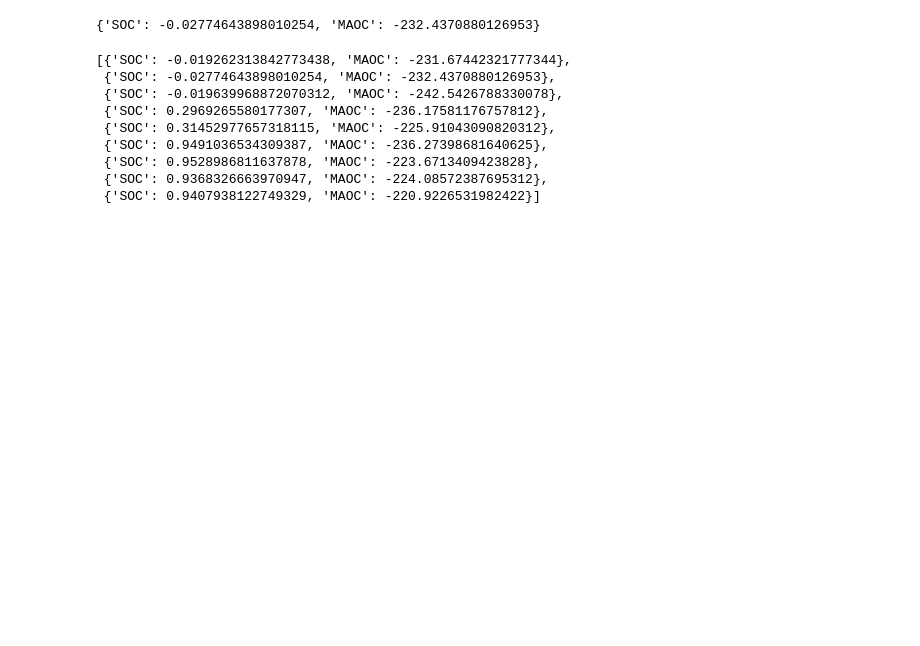
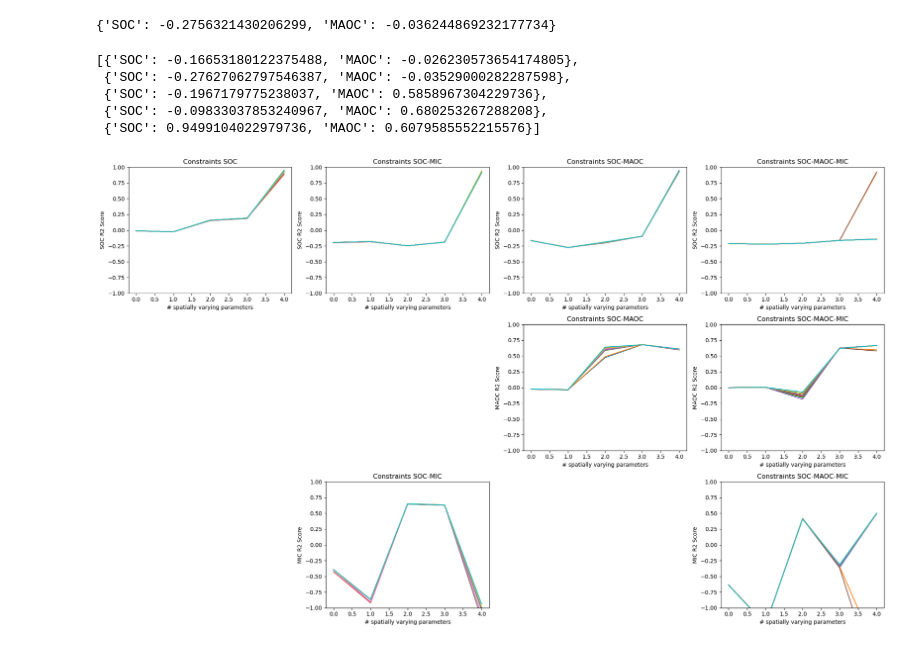
Before and after one commit to LeRoss92/Hybrid-Craig-and-Dynamic-LUCAS, a Jupyter notebook: 3_analysis_new.ipynb, the cells around one changed output. Drawn from its saved outputs; the diff is of its cells as text; code cells hidden in the pictures; blank space fills up the shorter version.

```diff
--- a/3_analysis_new.ipynb
+++ b/3_analysis_new.ipynb
@@ -9,7 +9,7 @@ def r2(y, p):
     return 1 - np.sum((y - p) ** 2) / np.sum((y - np.mean(y)) ** 2)
 
 def analyse_one(temp, fold, md, mt, sat, targets, n_spatial, train_val_test):
-    files = [fname for fname in os.listdir('hybrid_outputs') if f'hybrid_temp{temp}_fold{fold}_md{md}_mt{mt}_sat{sat}_targets{targets}_' in fname]
+    files = [fname for fname in os.listdir('hybrid_outputs') if f'hybrid_Tsense_temp{temp}_fold{fold}_md{md}_mt{mt}_sat{sat}_targets{targets}_' in fname]
     files = sorted(files, key=len)
     with open('hybrid_outputs/'+files[n_spatial], 'rb') as f:
         results = pickle.load(f)
@@ -24,7 +24,7 @@ def analyse_one(temp, fold, md, mt, sat, targets, n_spatial, train_val_test):
 
 analyse_one('static', 0, 'MM', 'density_dependent', 'no', 'SOC-MAOC', 1, 'test')
 # %% [output]
-{'SOC': -0.02774643898010254, 'MAOC': -232.4370880126953}
+{'SOC': -0.2756321430206299, 'MAOC': -0.036244869232177734}
 # %%
 def get_all_n_sp(temp, fold, md, mt, sat, targets, train_val_test):
     all = []
@@ -35,14 +35,41 @@ def get_all_n_sp(temp, fold, md, mt, sat, targets, train_val_test):
             pass
     return all
 
-get_all_n_sp('static', 0, 'MM', 'density_dependent', 'no', 'SOC-MAOC', 'test')
+get_all_n_sp('static', 7, 'MM', 'density_dependent', 'no', 'SOC-MAOC', 'test')
 # %% [output]
-[{'SOC': -0.019262313842773438, 'MAOC': -231.67442321777344},
- {'SOC': -0.02774643898010254, 'MAOC': -232.4370880126953},
- {'SOC': -0.019639968872070312, 'MAOC': -242.5426788330078},
- {'SOC': 0.2969265580177307, 'MAOC': -236.17581176757812},
- {'SOC': 0.31452977657318115, 'MAOC': -225.91043090820312},
- {'SOC': 0.9491036534309387, 'MAOC': -236.27398681640625},
- {'SOC': 0.9528986811637878, 'MAOC': -223.6713409423828},
- {'SOC': 0.9368326663970947, 'MAOC': -224.08572387695312},
- {'SOC': 0.9407938122749329, 'MAOC': -220.9226531982422}]
+[{'SOC': -0.16653180122375488, 'MAOC': -0.026230573654174805},
+ {'SOC': -0.27627062797546387, 'MAOC': -0.03529000282287598},
+ {'SOC': -0.1967179775238037, 'MAOC': 0.5858967304229736},
+ {'SOC': -0.09833037853240967, 'MAOC': 0.680253267288208},
+ {'SOC': 0.9499104022979736, 'MAOC': 0.6079585552215576}]
+# %%
+import matplotlib.pyplot as plt
+
+def full_plot(temp, md, mt, sat, train_val_test):
+    target_sets = ['SOC', 'SOC-MIC', 'SOC-MAOC', 'SOC-MAOC-MIC']  # 4 columns
+    all_targets = ['SOC', 'MAOC', 'MIC']  # 3 possible targets as rows
+    fig, axs = plt.subplots(len(all_targets), len(target_sets), figsize=(5 * len(target_sets), 4 * len(all_targets)), squeeze=False)
+    for col_idx, targets in enumerate(target_sets):
+        split_targets = targets.split('-')
+        for row_idx, target in enumerate(all_targets):
+            ax = axs[row_idx, col_idx]
+            if target in split_targets:
+                all_scores = []
+                for fold in range(10):
+                    fold_results = get_all_n_sp(
+                        temp, fold, md, mt, sat, targets, train_val_test)
+                    fold_target_r2s = [x[target] for x in fold_results if target in x]
+                    all_scores.append(fold_target_r2s)
+                for i, fold_scores in enumerate(all_scores):
+                    ax.plot(range(len(fold_scores)), fold_scores, label=f'Fold {i+1}')
+                ax.set_xlabel("# spatially varying parameters")
+                ax.set_ylabel(f"{target} R2 Score")
+                ax.set_title(f"Constraints {targets}")
+                ax.set_ylim(-1, 1)  # Force y axis between -1 and 1
+            else:
+                ax.set_visible(False)
+    plt.tight_layout()
+
+full_plot('static', 'MM', 'density_dependent', 'no', 'test')
+# %% [output]
+[figure, added]
```
Also changed, not shown: parts of 2 cells of this notebook, 5 other files.
